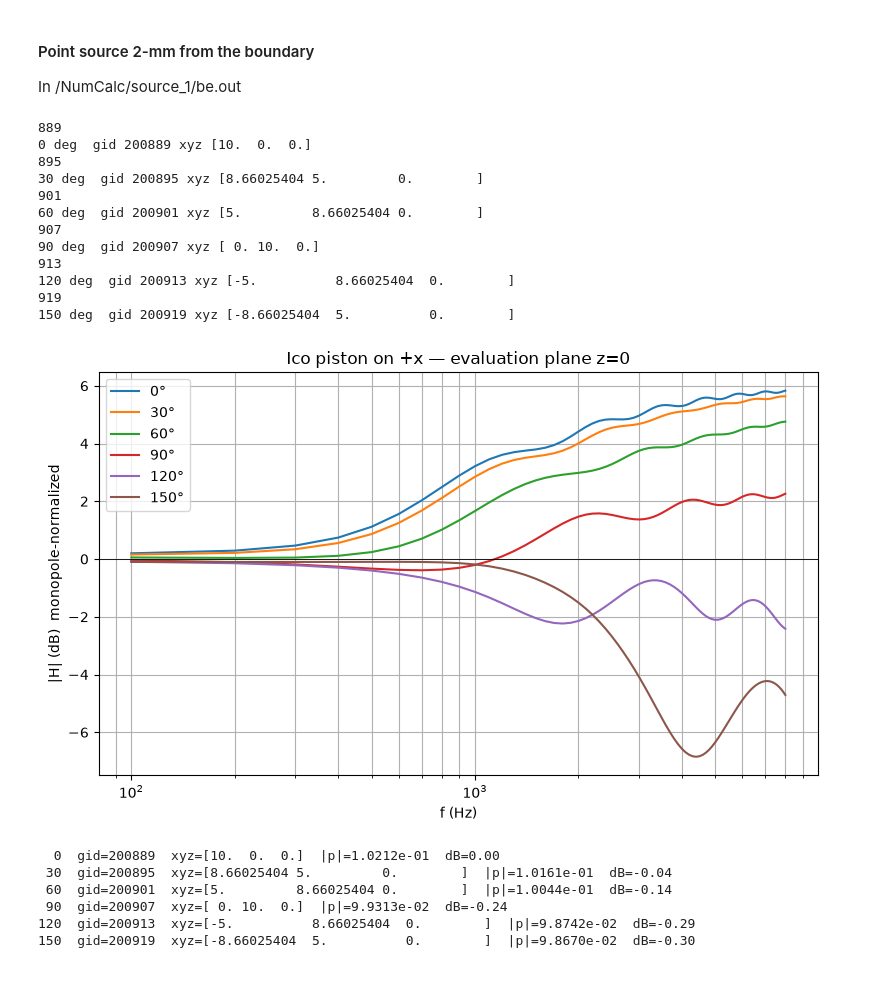
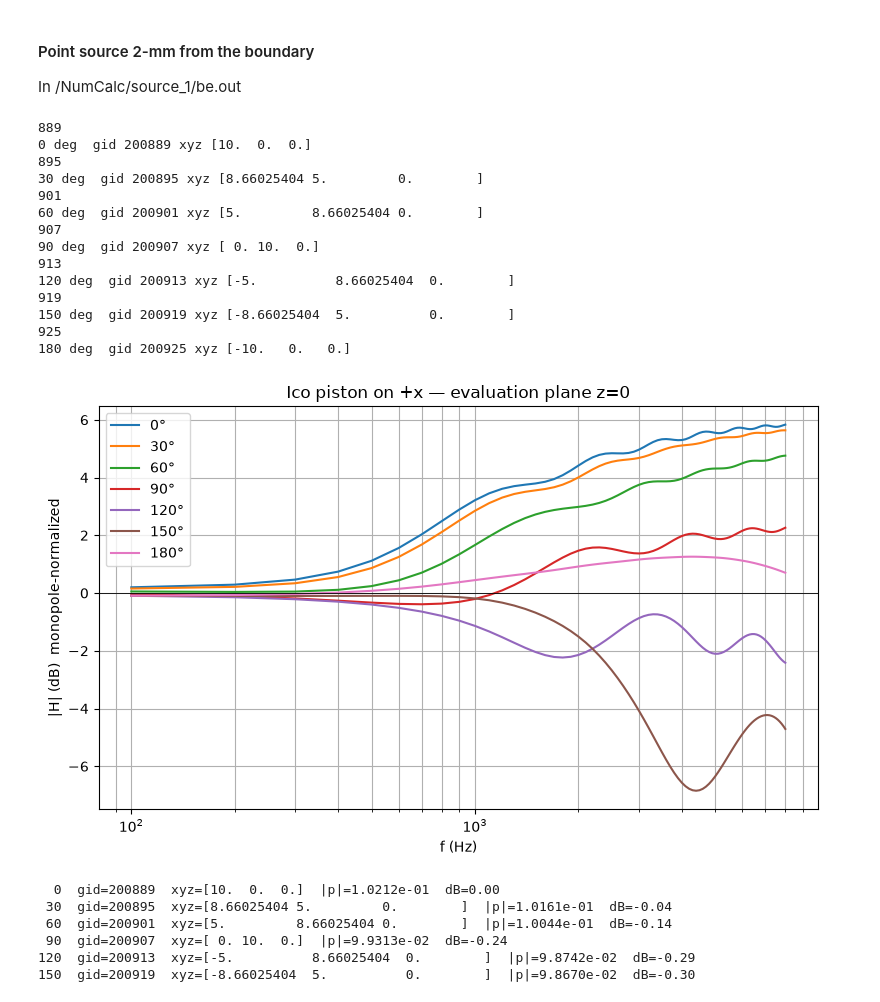
Before and after one commit to DrStef/Acoustic_Beamforming_with_mesh2HRTF, a Jupyter notebook: ICO_Sphere_Mesh2HRTF_v002.ipynb, the cells around one changed output. Saved outputs shown, nothing was run; the diff lists cells and outputs as text; code cells hidden in the pictures.

```diff
--- a/ICO_Sphere_Mesh2HRTF_v002.ipynb
+++ b/ICO_Sphere_Mesh2HRTF_v002.ipynb
@@ -178,7 +178,7 @@ be_root = proj / "NumCalc" / "source_1" / "be.out"
 rho, v, r = 1.1839, 1.0, 10   # 10 meters !
 #S = 2.199e-4/4
 f0, df, nfreq = 100.0, 100.0, 80
-angles = [0, 30, 60, 90, 120, 150]
+angles = [0, 30, 60, 90, 120, 150, 180]
 
 raw_n = nodes_path.read_text().strip().splitlines()
 ndata = np.loadtxt(raw_n[1:])
@@ -207,34 +207,36 @@ for deg in angles:
 
     freqs, p = load_p(gid)
     omega = 2 * np.pi * freqs
     H = 4 * np.pi * r * p / (1j * omega * rho * v * S)
    # H = 4 * np.pi * r * np.abs(p) / (1j * omega * rho * v * S)
     #plt.semilogx(freqs, 20 * np.log10(np.abs(H)), label=f"{deg}°")
     plt.semilogx(freqs, 20 * np.log10(np.abs(p))+42, label=f"{deg}°")
 
 
 plt.axhline(0, color="k", lw=0.6)
 plt.xlabel("f (Hz)")
 plt.ylabel("|H| (dB)  monopole-normalized")
 plt.title("Ico piston on +x — evaluation plane z=0")
 plt.grid(True, which="both")
 plt.legend()
 plt.tight_layout()
 plt.show()
 # %% [output]
 889
 0 deg  gid 200889 xyz [10.  0.  0.]
 895
 30 deg  gid 200895 xyz [8.66025404 5.         0.        ]
 901
 60 deg  gid 200901 xyz [5.         8.66025404 0.        ]
 907
 90 deg  gid 200907 xyz [ 0. 10.  0.]
 913
 120 deg  gid 200913 xyz [-5.          8.66025404  0.        ]
 919
 150 deg  gid 200919 xyz [-8.66025404  5.          0.        ]
+925
+180 deg  gid 200925 xyz [-10.   0.   0.]
-[figure, old version]
+[figure, new version]
 # %%
 i = 1   # 100 Hz
 data = np.loadtxt((be_root / f"be.{i}" / "pEvalGrid").read_text().splitlines()[3:])
```
